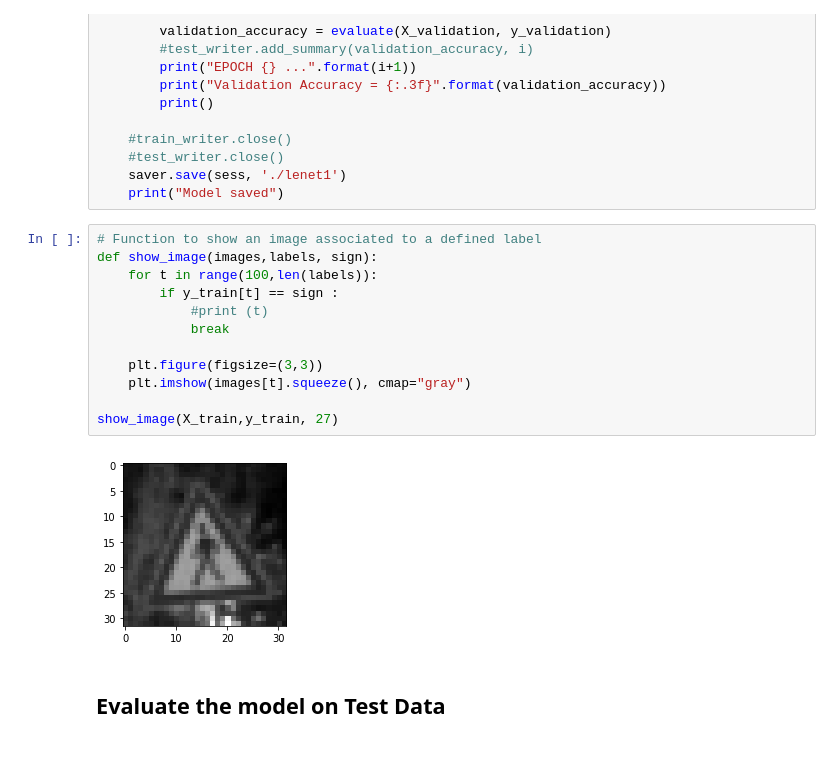
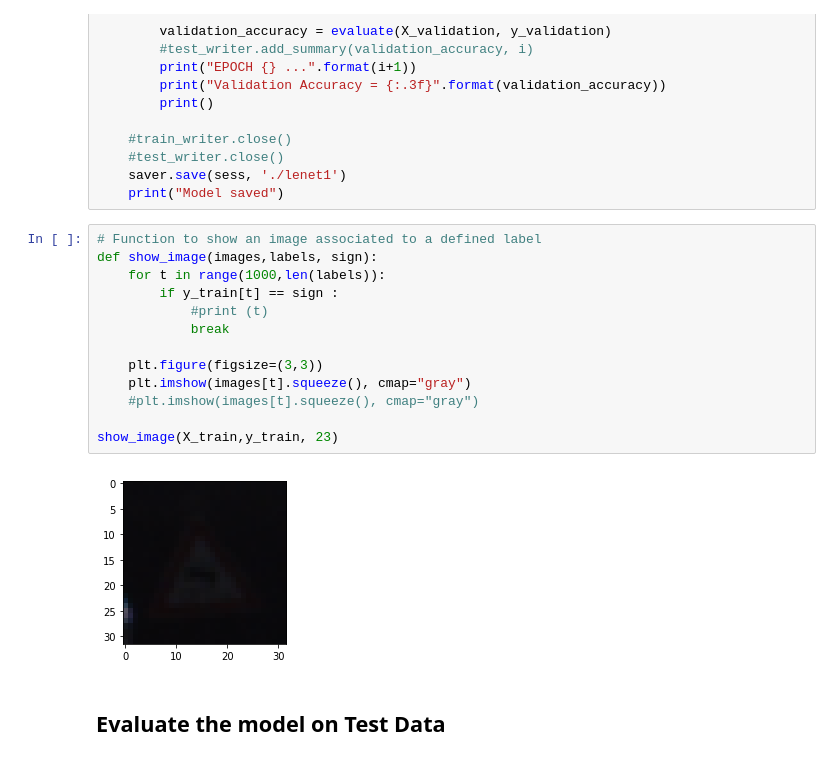
Before and after one commit to mintergit/trafficsigns, a Jupyter notebook: Traffic_Sign_Classifier.ipynb, the cells around one changed output. Cells and saved outputs as stored; diff of their text form.

```diff
--- a/Traffic_Sign_Classifier.ipynb
+++ b/Traffic_Sign_Classifier.ipynb
@@ -439,17 +428,18 @@ with tf.Session() as sess:
 # %%
 # Function to show an image associated to a defined label
 def show_image(images,labels, sign):
-    for t in range(100,len(labels)):
+    for t in range(1000,len(labels)):
         if y_train[t] == sign :
             #print (t)
             break
 
     plt.figure(figsize=(3,3))
     plt.imshow(images[t].squeeze(), cmap="gray")
+    #plt.imshow(images[t].squeeze(), cmap="gray")
 
-show_image(X_train,y_train, 27)
+show_image(X_train,y_train, 23)
 # %% [output]
-[figure, old version]
+[figure, new version]
 # %% [markdown]
 ## Evaluate the model on Test Data
 # %%
```
Also changed, not shown: parts of 11 cells of this notebook, 24 other files.
